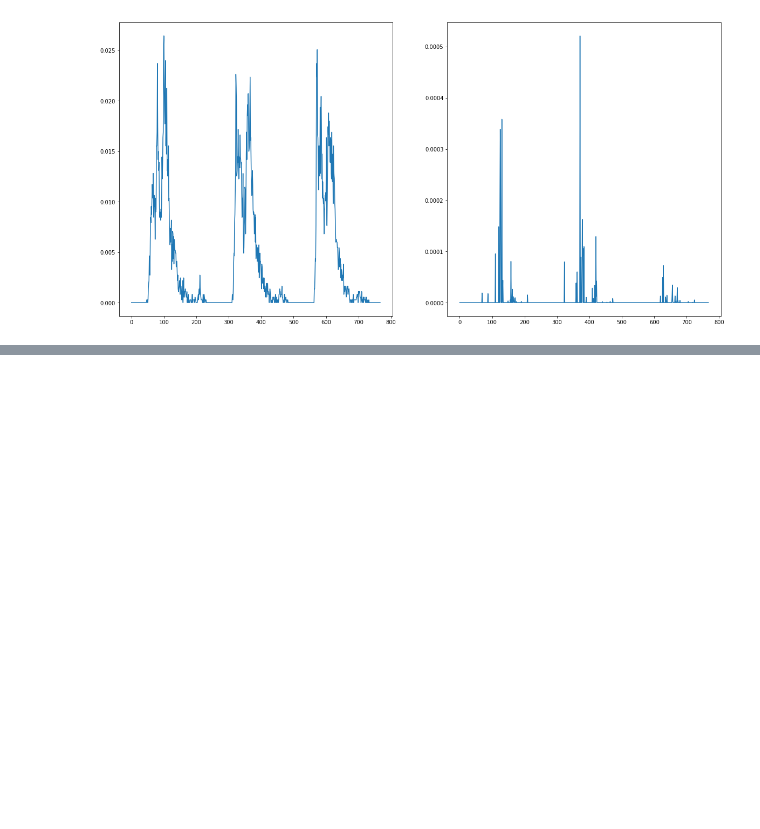
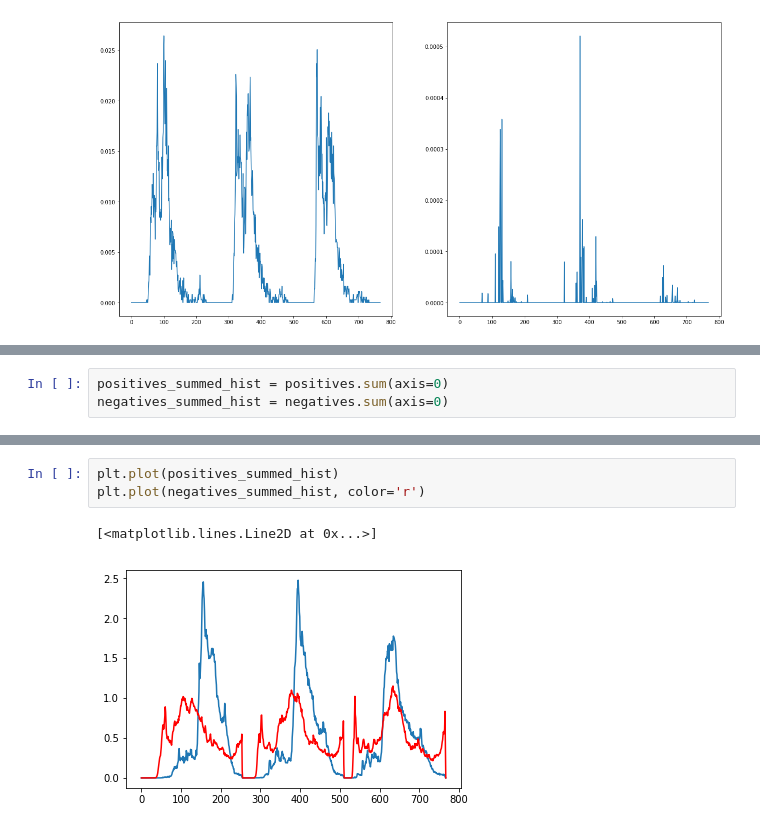
Before and after one commit to thinkpractice/DeepSolaris, a Jupyter notebook: AnalyzeHistograms.ipynb, the cells around one changed output, grey strips where cells are left out. Cells and saved outputs as stored; diff of their text form; blank space fills up the shorter version.

```diff
--- a/AnalyzeHistograms.ipynb
+++ b/AnalyzeHistograms.ipynb
@@ -151,0 +158,3 @@ ax[1].plot(all_histograms[120] * clf.feature_importances_)
+# %%
+positives_summed_hist = positives.sum(axis=0)
+negatives_summed_hist = negatives.sum(axis=0)
@@ -151,0 +165,6 @@ ax[1].plot(all_histograms[120] * clf.feature_importances_)
+# %%
+plt.plot(positives_summed_hist)
+plt.plot(negatives_summed_hist, color='r')
+# %% [output]
+[<matplotlib.lines.Line2D at 0x...>]
+[figure, added]
```
Also changed, not shown: parts of 4 cells of this notebook.
